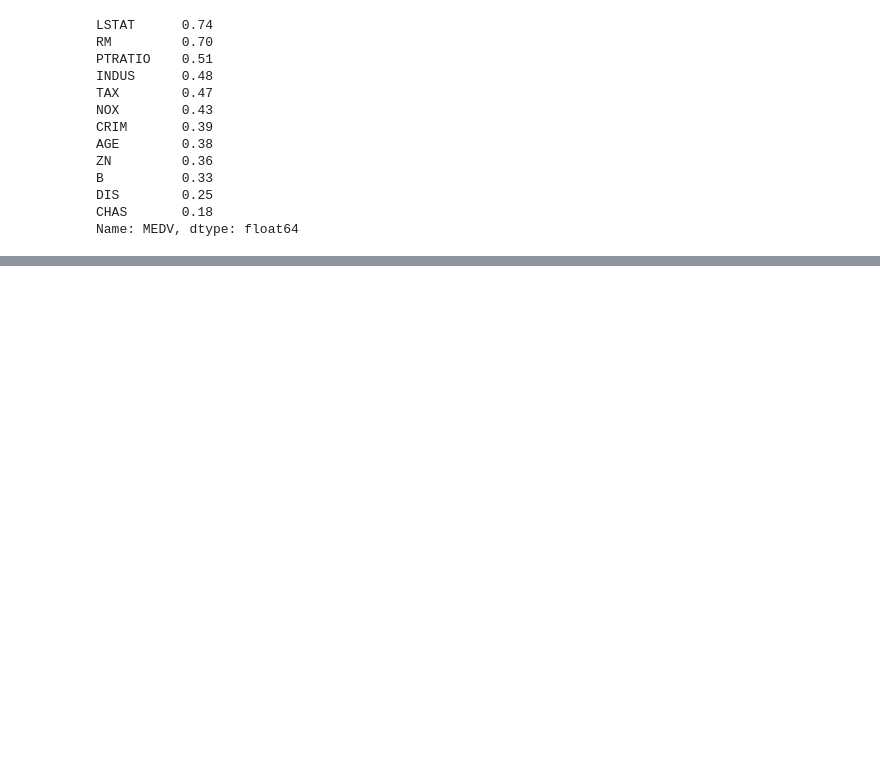
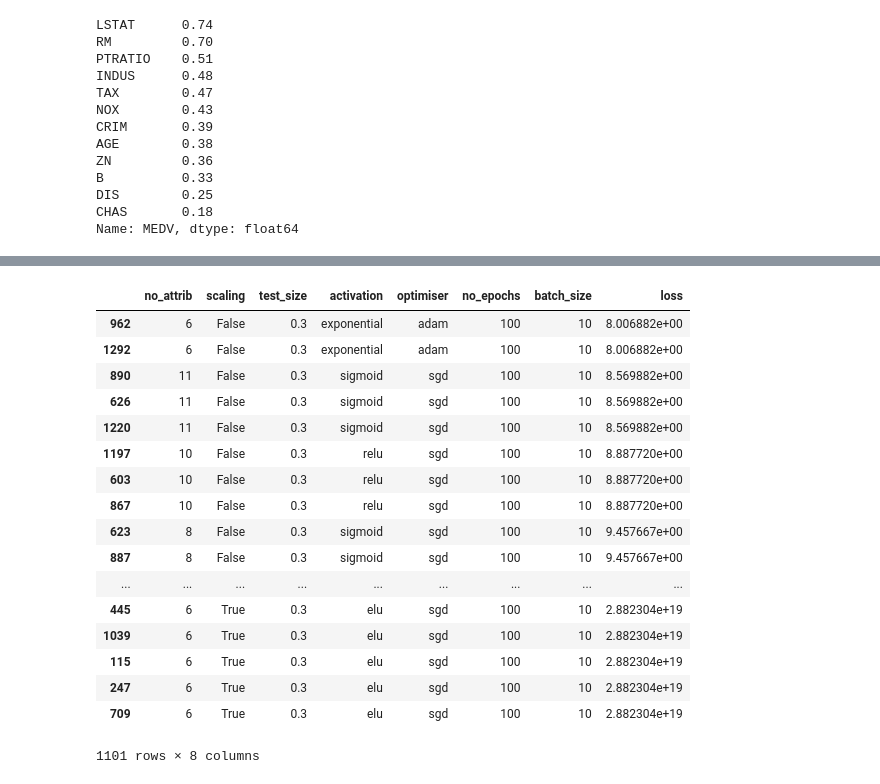
Before and after one commit to YBrady/02-MLS-Project, a Jupyter notebook: Predict.ipynb, the cells around one changed output, grey strips where cells are left out. Cells and saved outputs as stored; diff of their text form; code cells hidden in the pictures; blank space fills up the shorter version.

```diff
--- a/Predict.ipynb
+++ b/Predict.ipynb
@@ -243,0 +258,22 @@ df
+# %%
+# Sort the various model iterations according to loss to determine the best model(s) to chose)
+df.sort_values(by='loss', ascending=True)
+# %% [output]
+|  | no_attrib | scaling | test_size | activation | optimiser | no_epochs | batch_size | loss |
+| 962 | 6 | False | 0.3 | exponential | adam | 100 | 10 | 8.006882e+00 |
+| 1292 | 6 | False | 0.3 | exponential | adam | 100 | 10 | 8.006882e+00 |
+| 890 | 11 | False | 0.3 | sigmoid | sgd | 100 | 10 | 8.569882e+00 |
+| 626 | 11 | False | 0.3 | sigmoid | sgd | 100 | 10 | 8.569882e+00 |
+| 1220 | 11 | False | 0.3 | sigmoid | sgd | 100 | 10 | 8.569882e+00 |
+| 1197 | 10 | False | 0.3 | relu | sgd | 100 | 10 | 8.887720e+00 |
+| 603 | 10 | False | 0.3 | relu | sgd | 100 | 10 | 8.887720e+00 |
+| 867 | 10 | False | 0.3 | relu | sgd | 100 | 10 | 8.887720e+00 |
+| 623 | 8 | False | 0.3 | sigmoid | sgd | 100 | 10 | 9.457667e+00 |
+| 887 | 8 | False | 0.3 | sigmoid | sgd | 100 | 10 | 9.457667e+00 |
+| ... | ... | ... | ... | ... | ... | ... | ... | ... |
+| 445 | 6 | True | 0.3 | elu | sgd | 100 | 10 | 2.882304e+19 |
+| 1039 | 6 | True | 0.3 | elu | sgd | 100 | 10 | 2.882304e+19 |
+| 115 | 6 | True | 0.3 | elu | sgd | 100 | 10 | 2.882304e+19 |
+| 247 | 6 | True | 0.3 | elu | sgd | 100 | 10 | 2.882304e+19 |
+| 709 | 6 | True | 0.3 | elu | sgd | 100 | 10 | 2.882304e+19 |
+1101 rows × 8 columns
```
Also changed, not shown: parts of 9 cells of this notebook, 2 other files.
